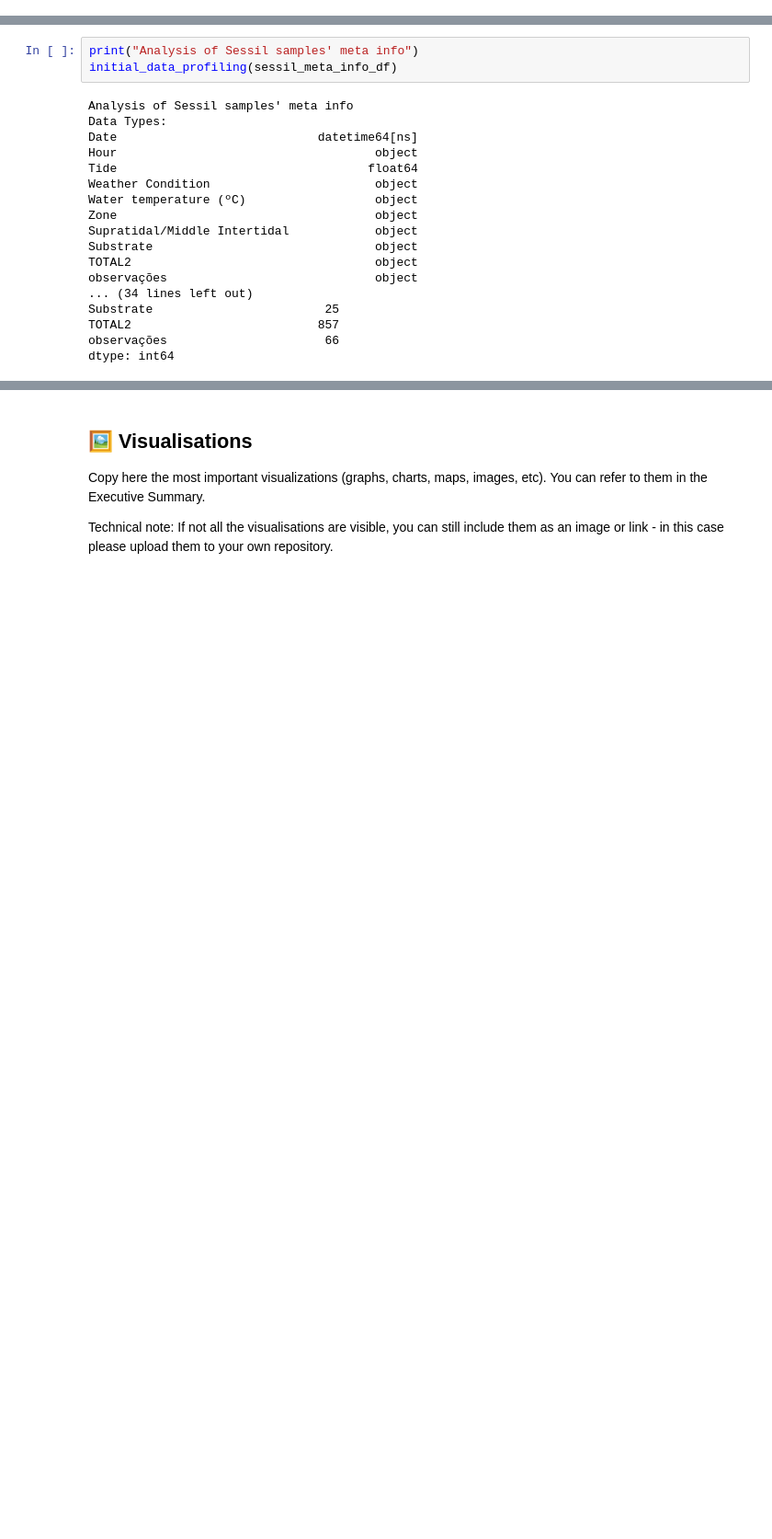
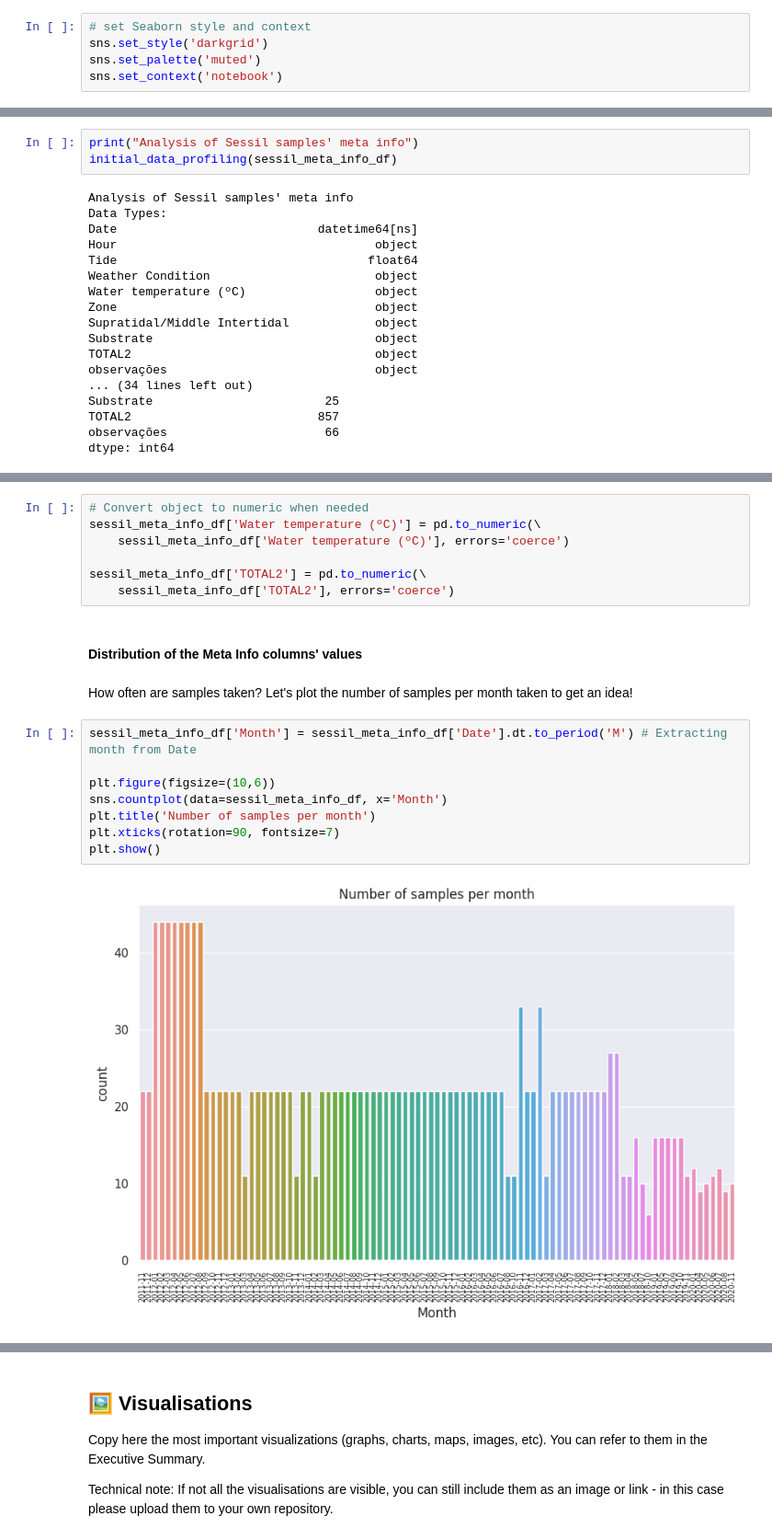
Before and after one commit to duarteoliper/WDL2_2023, a Jupyter notebook: Submission_phase_2.ipynb, the cells around one changed output, grey strips where cells are left out. Shown at 92% size. Cells and saved outputs as stored; diff of their text form; blank space fills up the shorter version.

```diff
--- a/Submission_phase_2.ipynb
+++ b/Submission_phase_2.ipynb
@@ -82 +83,6 @@ import pandas as pd
 import os
+# %%
+# set Seaborn style and context
+sns.set_style('darkgrid')
+sns.set_palette('muted')
+sns.set_context('notebook')
@@ -217,0 +239,21 @@ dtype: int64
+# %%
+# Convert object to numeric when needed
+sessil_meta_info_df['Water temperature (ºC)'] = pd.to_numeric(\
+    sessil_meta_info_df['Water temperature (ºC)'], errors='coerce')
+
+sessil_meta_info_df['TOTAL2'] = pd.to_numeric(\
+    sessil_meta_info_df['TOTAL2'], errors='coerce')
+# %% [markdown]
+#### Distribution of the Meta Info columns' values
+# %% [markdown]
+How often are samples taken? Let's plot the number of samples per month taken to get an idea!
+# %%
+sessil_meta_info_df['Month'] = sessil_meta_info_df['Date'].dt.to_period('M') # Extracting month from Date
+
+plt.figure(figsize=(10,6))
+sns.countplot(data=sessil_meta_info_df, x='Month')
+plt.title('Number of samples per month')
+plt.xticks(rotation=90, fontsize=7)
+plt.show()
+# %% [output]
+[figure, added]
```
Also changed, not shown: parts of 94 cells of this notebook, 3 other files.
